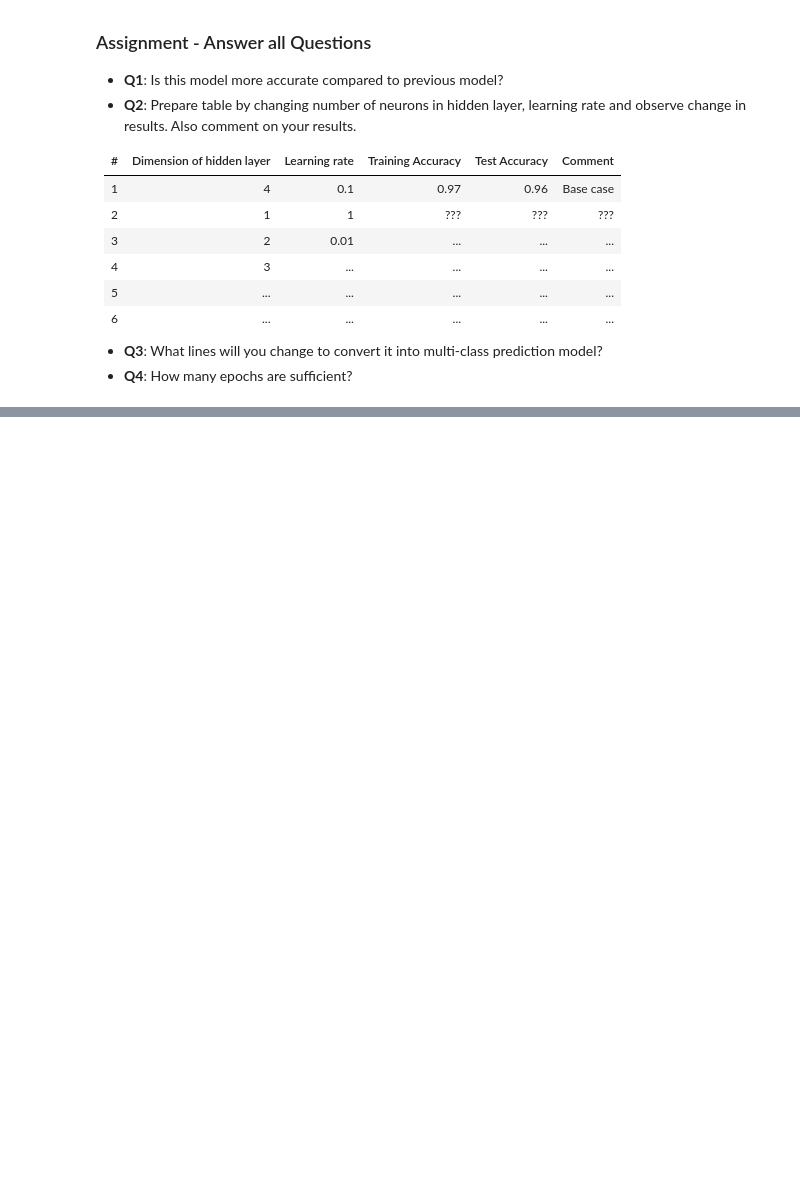
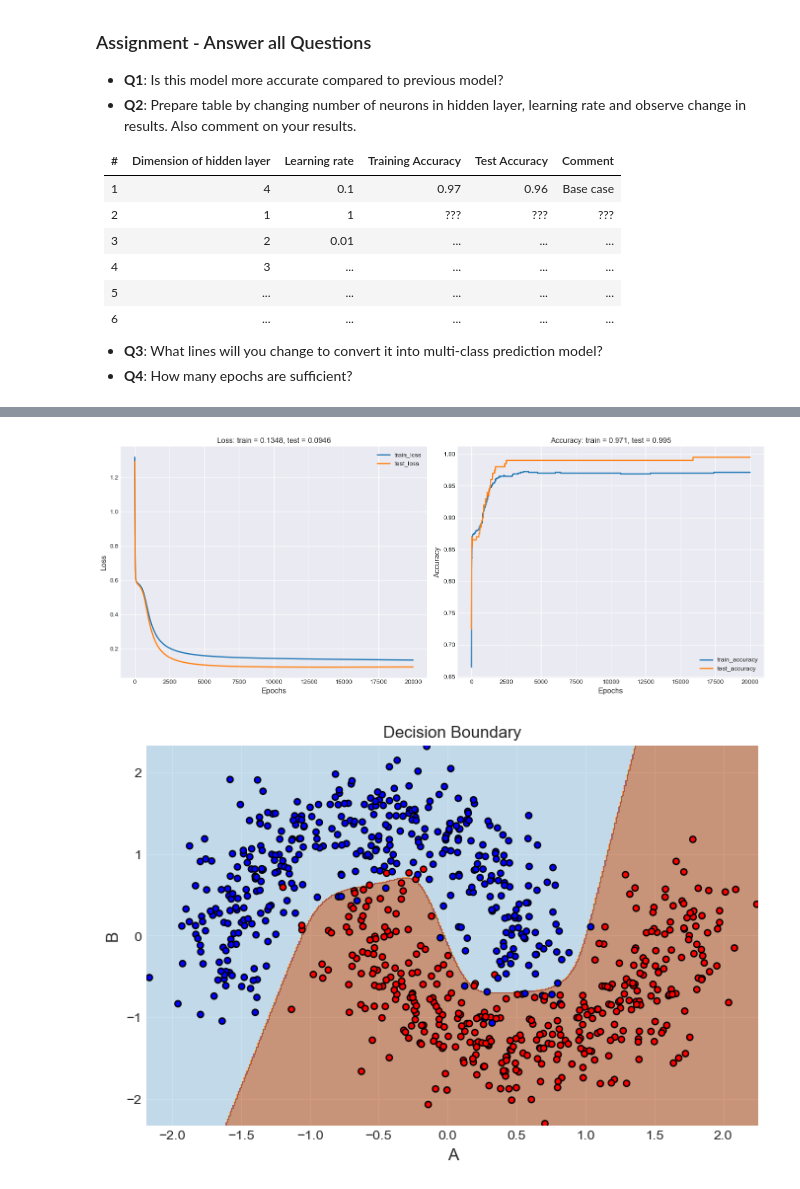
Before and after one commit to DAI-ai-code/DNN, a Jupyter notebook: asg/submissions/Chirag_8015_A03.ipynb, the cells around one changed output, grey strips where cells are left out. Saved outputs shown, nothing was run; the diff lists cells and outputs as text; code cells hidden in the pictures; blank space fills up the shorter version.

```diff
--- a/asg/submissions/Chirag_8015_A03.ipynb
+++ b/asg/submissions/Chirag_8015_A03.ipynb
@@ -342,0 +368,6 @@ one_hidden_layer_perceptron(random_seed=101, learning_rate=0.01,
+# %%
+one_hidden_layer_perceptron(random_seed=42, learning_rate=0.1,
+                            n_epochs=20000, n_hidden_neurons=10)
+# %% [output]
+[figure, added]
+[figure, added]
```
Also changed, not shown: parts of 18 cells of this notebook.
